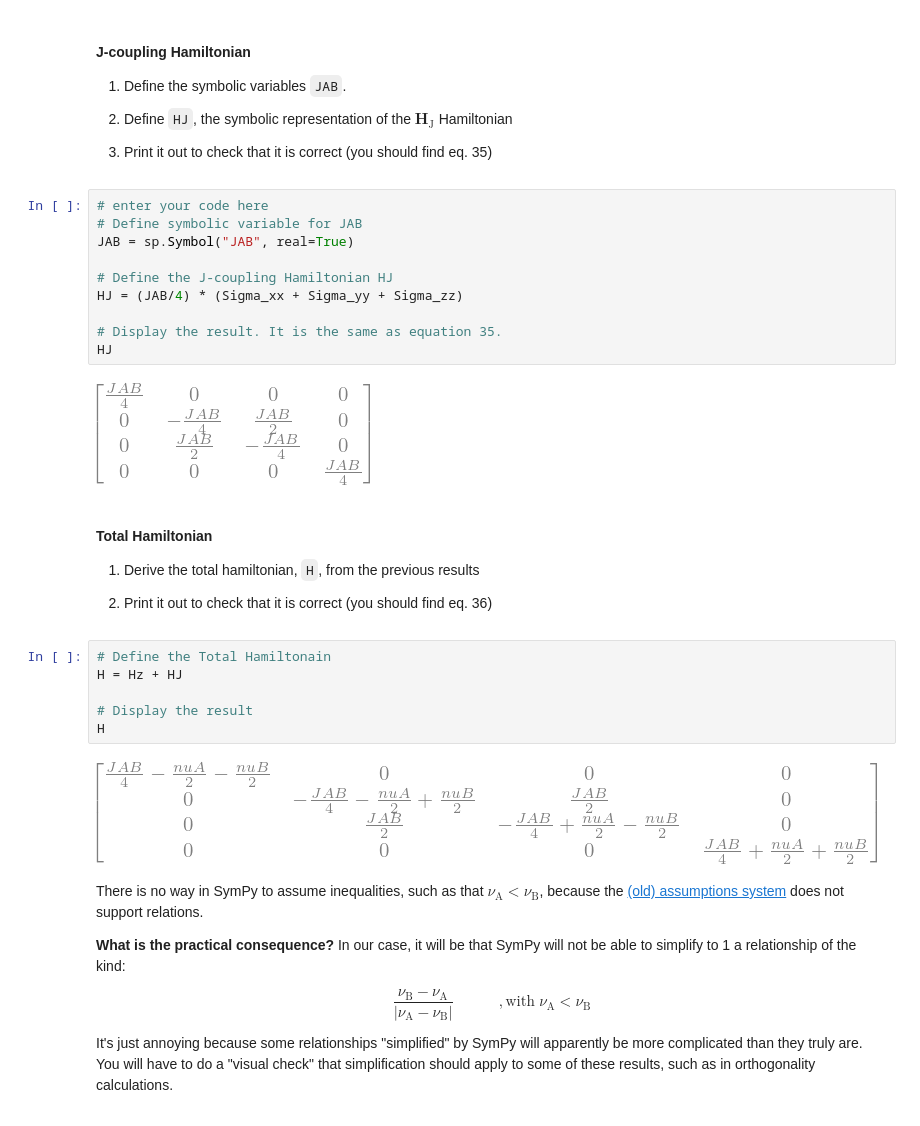
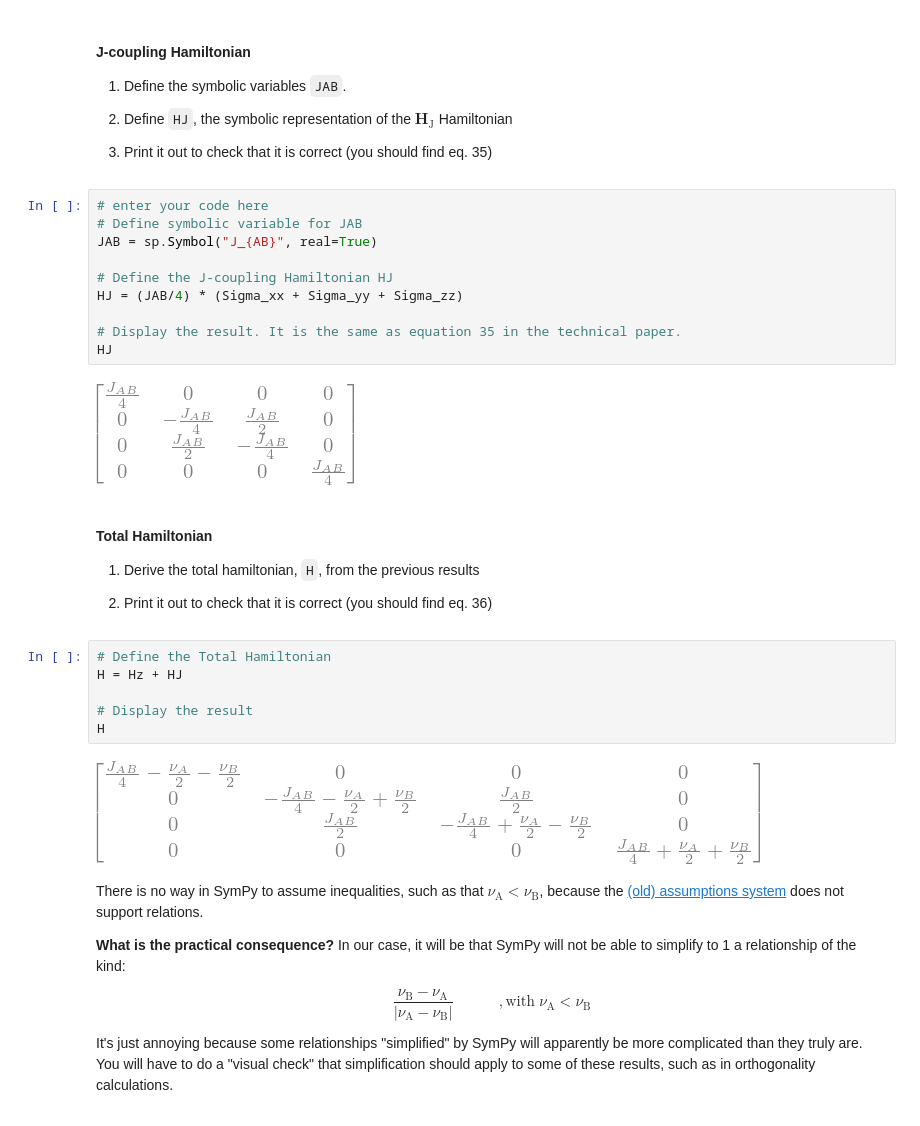
Before and after one commit to dtrejoz/NMR, a Jupyter notebook: NMR.ipynb, the cells around one changed output. Drawn from its saved outputs; the diff is of its cells as text.

```diff
--- a/NMR.ipynb
+++ b/NMR.ipynb
@@ -762,15 +788,15 @@ Hz
 # %%
 # enter your code here
 # Define symbolic variable for JAB
-JAB = sp.Symbol("JAB", real=True)
+JAB = sp.Symbol("J_{AB}", real=True)
 
 # Define the J-coupling Hamiltonian HJ
 HJ = (JAB/4) * (Sigma_xx + Sigma_yy + Sigma_zz)
 
-# Display the result. It is the same as equation 35.
+# Display the result. It is the same as equation 35 in the technical paper.
 HJ
 # %% [output]
-[figure, old version]
+[figure, new version]
 # %% [markdown]
 #### Total Hamiltonian
 
@@ -781,13 +807,13 @@ HJ
 2. Print it out to check that it is correct (you should find eq. 36)
 </div>
 # %%
-# Define the Total Hamiltonain
+# Define the Total Hamiltonian
 H = Hz + HJ
 
 # Display the result
 H
 # %% [output]
-[figure, old version]
+[figure, new version]
 # %% [markdown]
 <div class="rqT" title="Assumption of inequalities">
 
```
Also changed, not shown: parts of 37 cells of this notebook.
